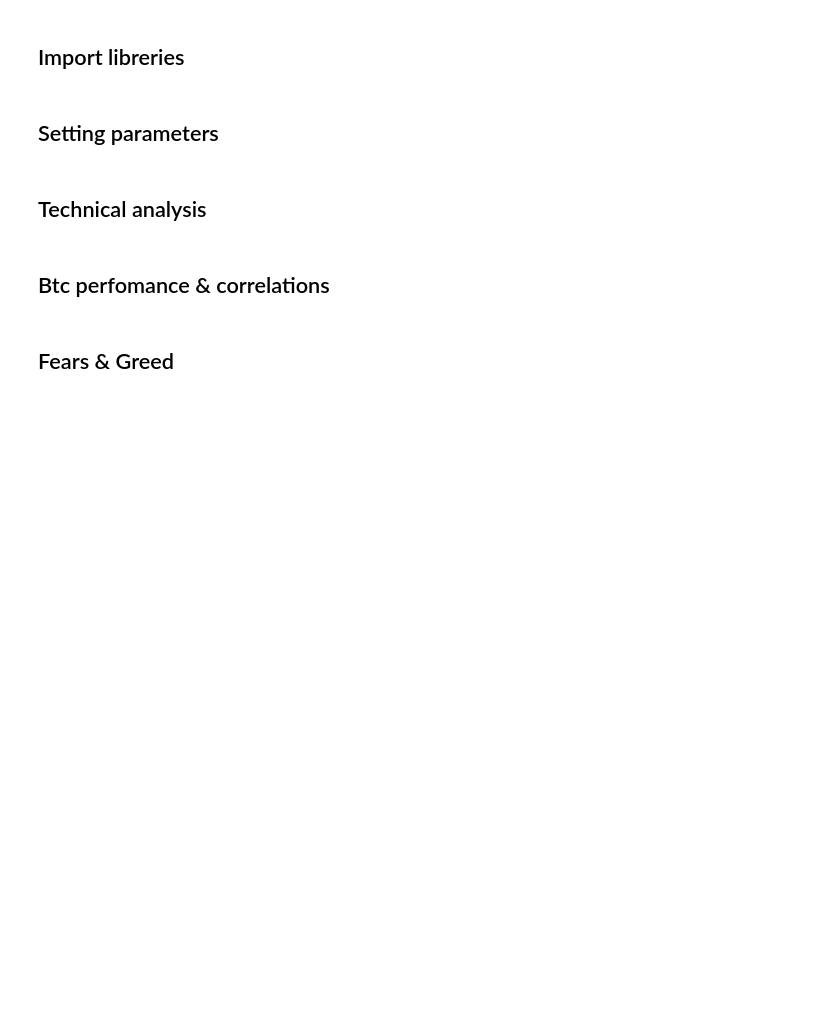
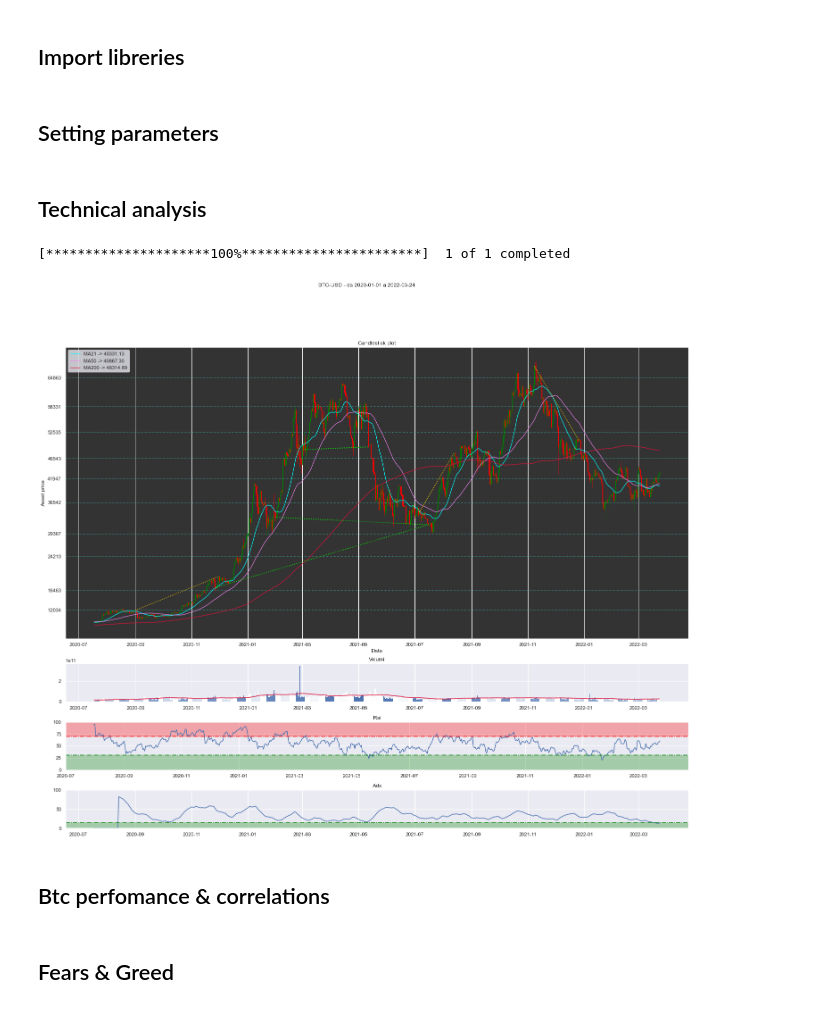
Before and after one commit to cardano-on-the-road/youtube, a Jupyter notebook: btc-dash/dashboard.ipynb, the cells around one changed output. Saved outputs shown, nothing was run; the diff lists cells and outputs as text; code cells hidden in the pictures; blank space fills up the shorter version.

```diff
--- a/btc-dash/dashboard.ipynb
+++ b/btc-dash/dashboard.ipynb
@@ -57,6 +35,16 @@ start_date_plot = dt.date(2020, 10, 1)
 end_date_plot = dt.date.today()
 # %% [markdown]
 ## Technical analysis
+# %%
+ta = taAnalysis("BTC-USD", "2020-01-01", "2020-01-01")
+ta.download_data()
+ta.set_levels()
+df = ta.get_data()
+fig = ta.plot_all()
+fig.show()
+# %% [output]
+[*********************100%***********************]  1 of 1 completed
+[figure, added]
 # %% [markdown]
 ## Btc perfomance & correlations
 # %% [markdown]
```
Also changed, not shown: parts of 3 cells of this notebook, 3 other files.
